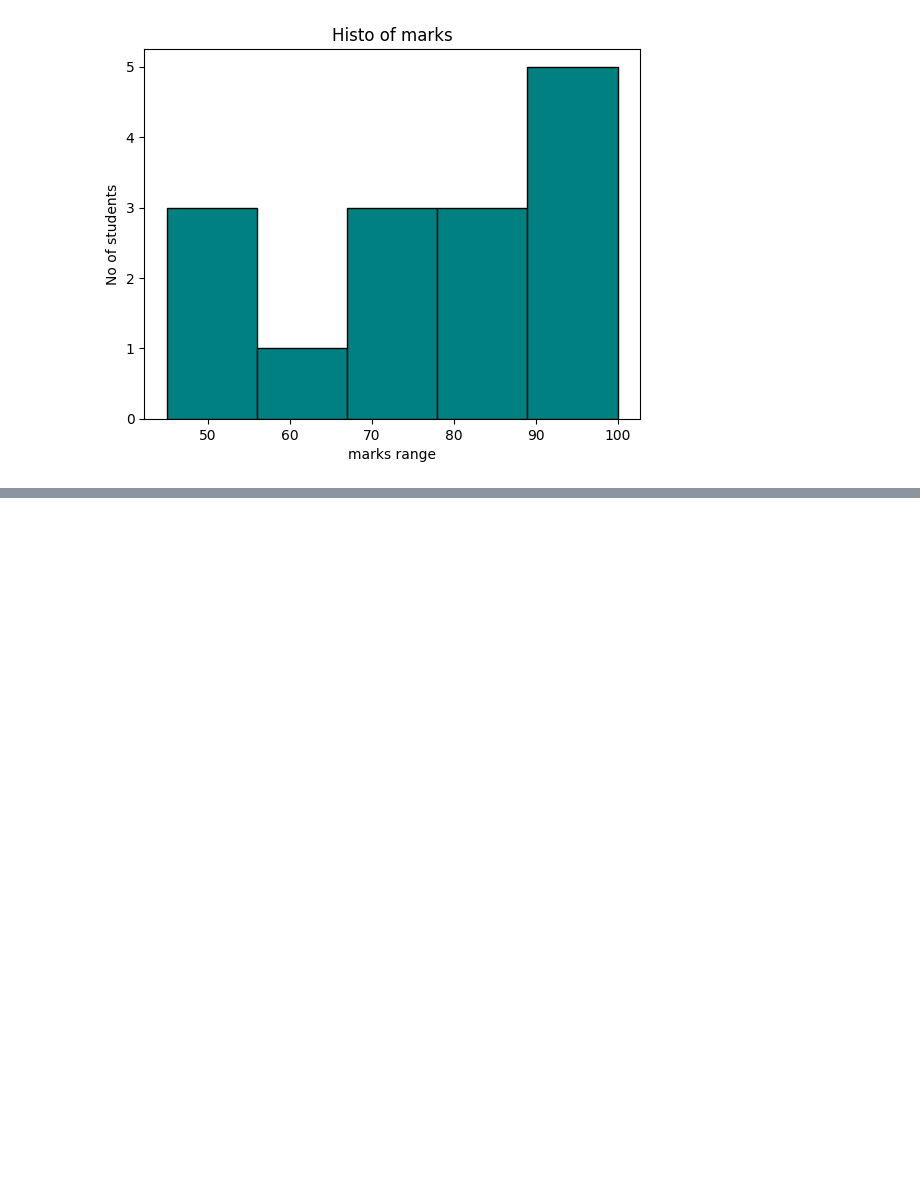
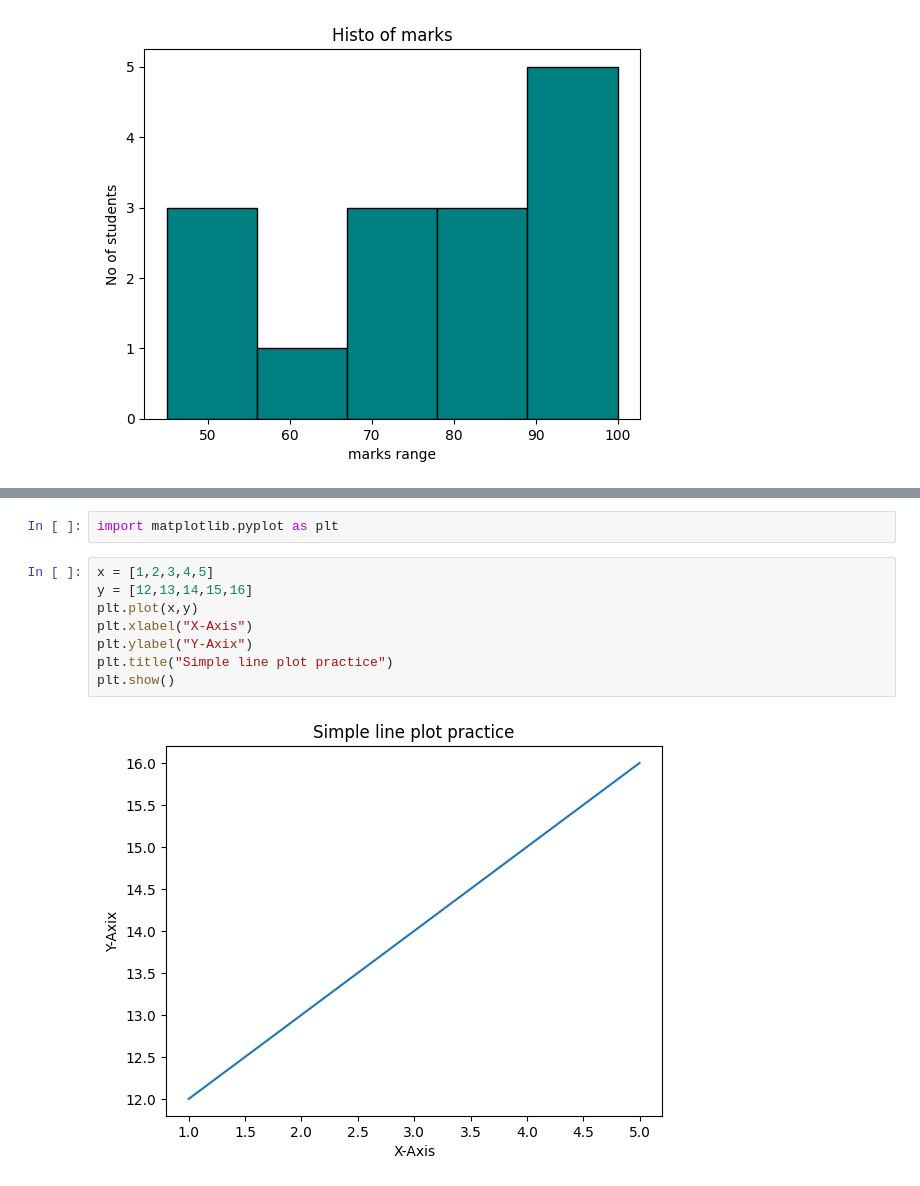
Before and after one commit to Shambhuraje1919/Machine_Learning_Paractice, a Jupyter notebook: package/python_Basics.ipynb, the cells around one changed output, grey strips where cells are left out. Drawn from its saved outputs; the diff is of its cells as text; blank space fills up the shorter version.

Commit message:
New Data examples added for matplotlib

```diff
--- a/package/python_Basics.ipynb
+++ b/package/python_Basics.ipynb
@@ -264,0 +281,12 @@ plt.show()
+# %%
+import matplotlib.pyplot as plt
+# %%
+x = [1,2,3,4,5]
+y = [12,13,14,15,16]
+plt.plot(x,y)
+plt.xlabel("X-Axis")
+plt.ylabel("Y-Axix")
+plt.title("Simple line plot practice")
+plt.show()
+# %% [output]
+[figure, added]
```
Also changed, not shown: parts of 4 cells of this notebook.
